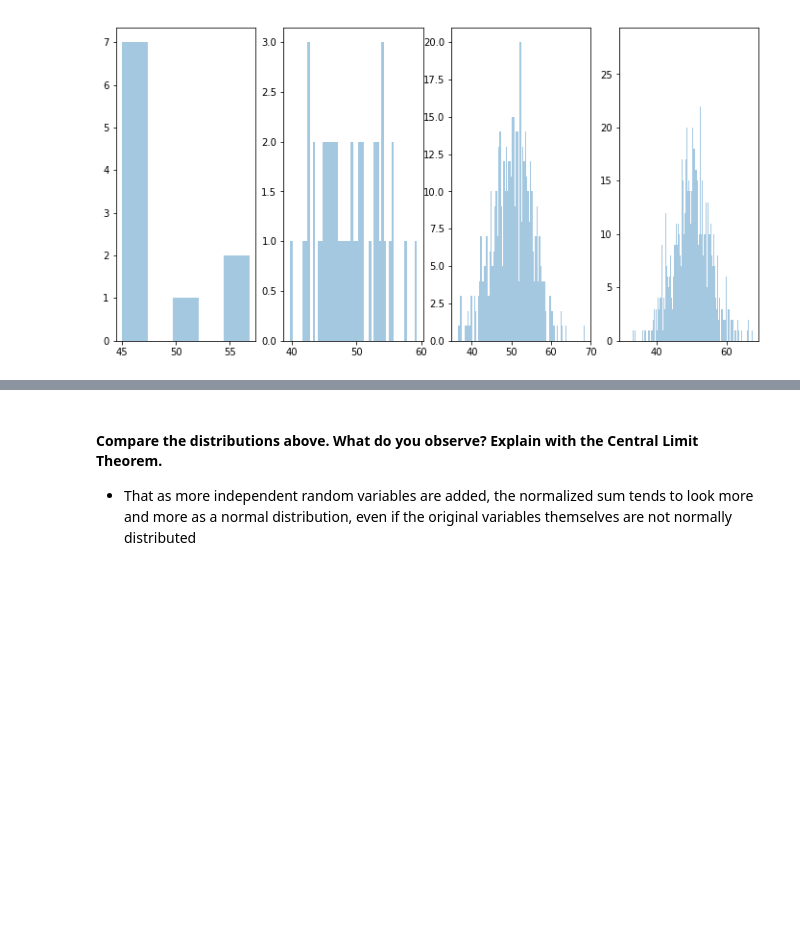
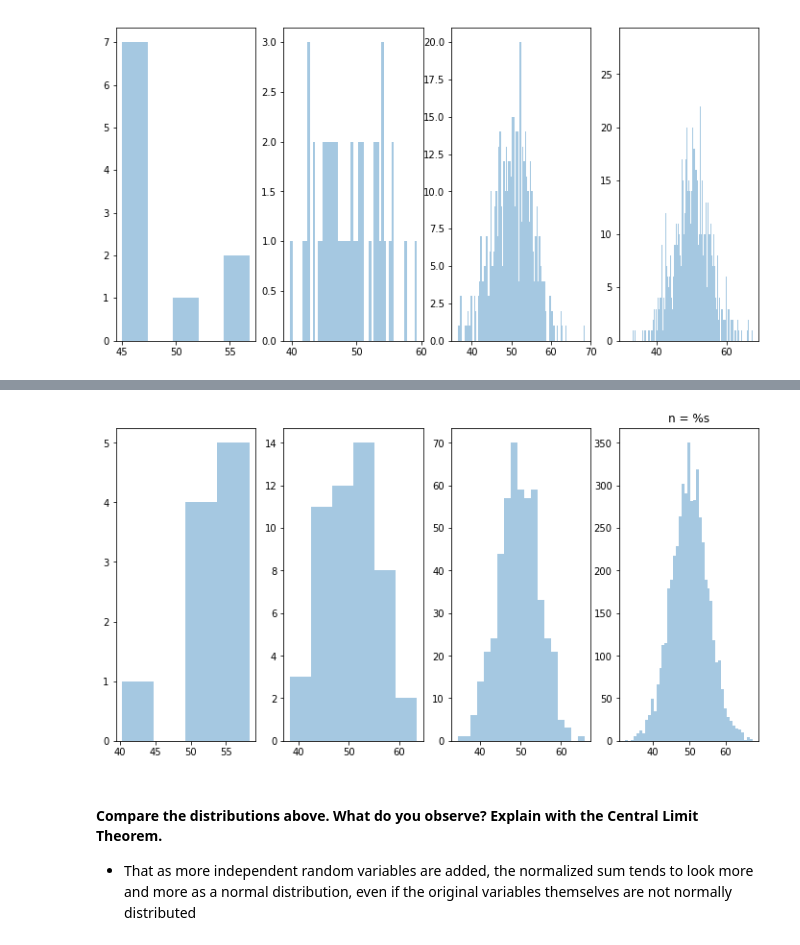
Before and after one commit to marisfont/madrid-oct-2018, a Jupyter notebook: module-2/lab-probability-distribution/your_code/main.ipynb, the cells around one changed output, grey strips where cells are left out. Saved outputs shown, nothing was run; the diff lists cells and outputs as text; code cells hidden in the pictures; blank space fills up the shorter version.

```diff
--- a/module-2/lab-probability-distribution/your_code/main.ipynb
+++ b/module-2/lab-probability-distribution/your_code/main.ipynb
@@ -178,9 +178,5 @@ sns.distplot(sample_5000, bins=1000, kde=False,ax=ax[3])
 fig, ax = plt.subplots(1,4,figsize=(12,6))
 for i in range(len(sample)):
     sns.distplot(sample[i], kde=False, ax=ax[i])
-    plt.title(('n = %s' %for range(len(sample))))
-    #ax[0].plot(k_50, binomial_dist_50)
-    #ax[0].set_xlabel('number of click')
-    #ax[0].set_ylabel('probability of click')
-    #ax[0].set_title('n = 50')
+    plt.title(('n = %s'))
 # %% [output]
@@ -188,3 +183,4 @@ SyntaxError: invalid syntax (<ipython-input-338-046b230febc2>, line 5)
+[figure, added]
 # %% [markdown]
 #### Compare the distributions above. What do you observe? Explain with the Central Limit Theorem.
 - That as more independent random variables are added, the normalized sum tends to look more and more as a normal distribution, even if the original variables themselves are not normally distributed
```
Also changed, not shown: parts of 10 cells of this notebook.
